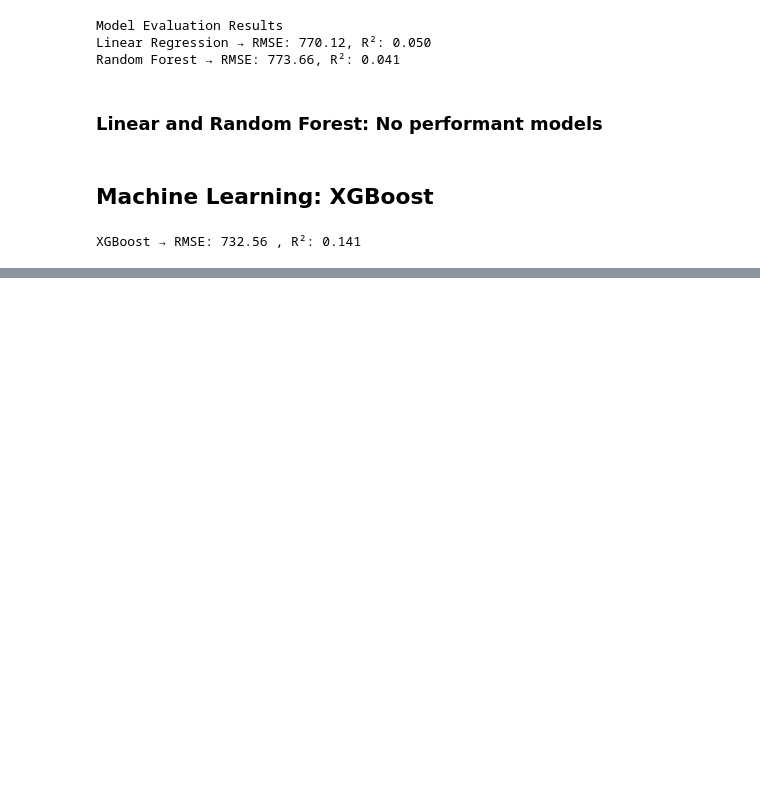
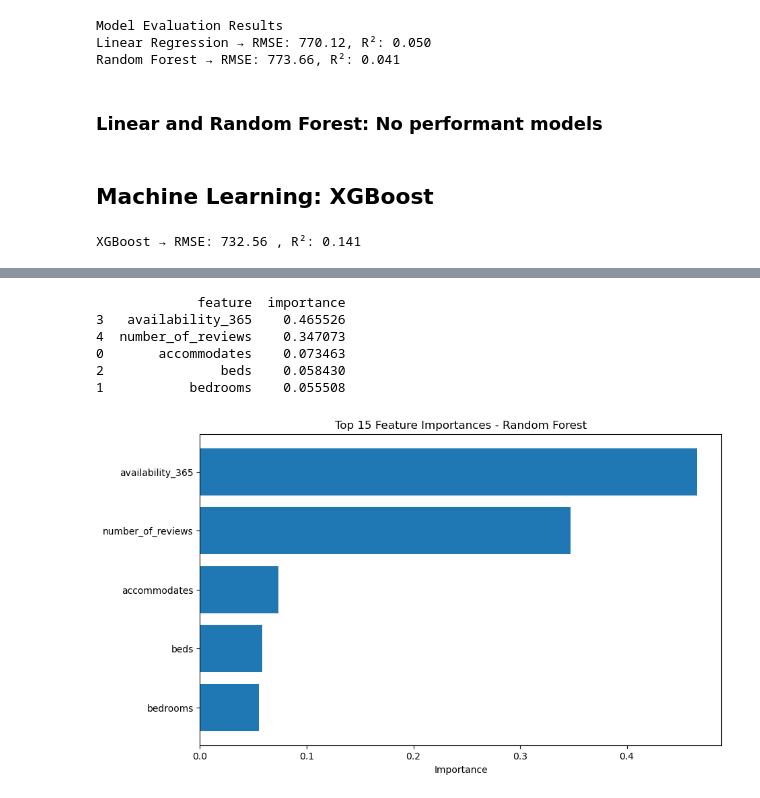
Before and after one commit to Mailysjaffret/Final_Project_IronHack, a Jupyter notebook: notebooks/ML_airbnb.ipynb, the cells around one changed output, grey strips where cells are left out. Cells and saved outputs as stored; diff of their text form; code cells hidden in the pictures; blank space fills up the shorter version.

Commit message:
Daily work: updates on notebooks, slides and report

```diff
--- a/notebooks/ML_airbnb.ipynb
+++ b/notebooks/ML_airbnb.ipynb
@@ -237,0 +270,3 @@ XGBoost → RMSE: 732.56 , R²: 0.141
+# %%
+X = X.dropna()
+y = y.loc[X.index]  # garder mêmes indices
@@ -237,0 +315,17 @@ XGBoost → RMSE: 732.56 , R²: 0.141
+# %%
+y_binary = (y == "luxury").astype(int)
+
+X_train, X_test, y_train, y_test = train_test_split(
+    X, y_binary, test_size=0.2, random_state=42, stratify=y_binary
+)
+
+rf = RandomForestClassifier(
+    n_estimators=200,
+    class_weight="balanced",
+    random_state=42,
+    n_jobs=-1
+)
+rf.fit(X_train, y_train)
+y_pred = rf.predict(X_test)
+
+print(classification_report(y_test, y_pred))
@@ -237,0 +341,28 @@ XGBoost → RMSE: 732.56 , R²: 0.141
+# %%
+# Récupérer les importances
+importances = rf.feature_importances_
+features = X_train.columns
+
+# Mettre dans un DataFrame pour trier
+feat_importances = pd.DataFrame({
+    "feature": features,
+    "importance": importances
+}).sort_values(by="importance", ascending=False)
+
+print(feat_importances.head(10))
+
+# Visualisation
+plt.figure(figsize=(10,6))
+plt.barh(feat_importances["feature"][:15], feat_importances["importance"][:15])
+plt.gca().invert_yaxis()  # la plus importante en haut
+plt.xlabel("Importance")
+plt.title("Top 15 Feature Importances - Random Forest")
+plt.show()
+# %% [output]
+             feature  importance
+3   availability_365    0.465526
+4  number_of_reviews    0.347073
+0       accommodates    0.073463
+2               beds    0.058430
+1           bedrooms    0.055508
+[figure, added]
```
Also changed, not shown: parts of 7 cells of this notebook, 9 other files.
